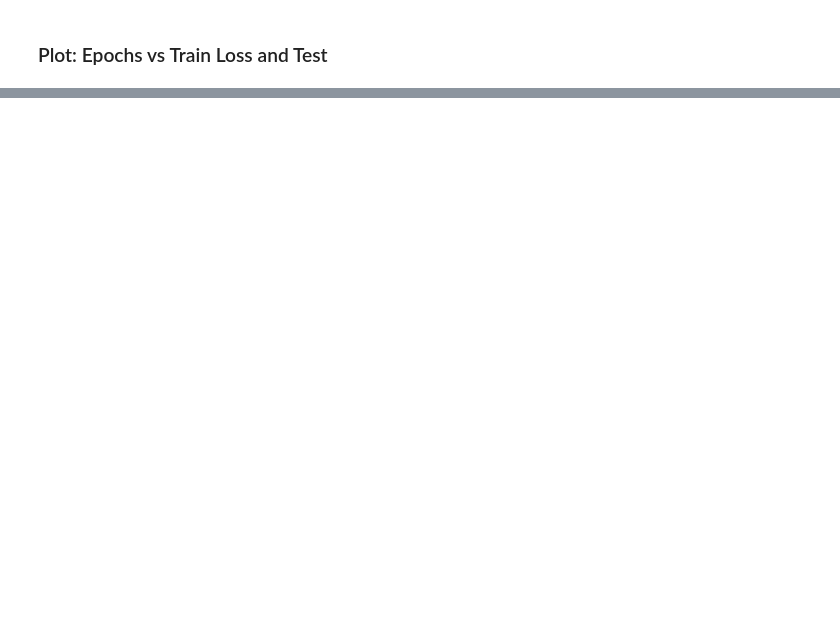
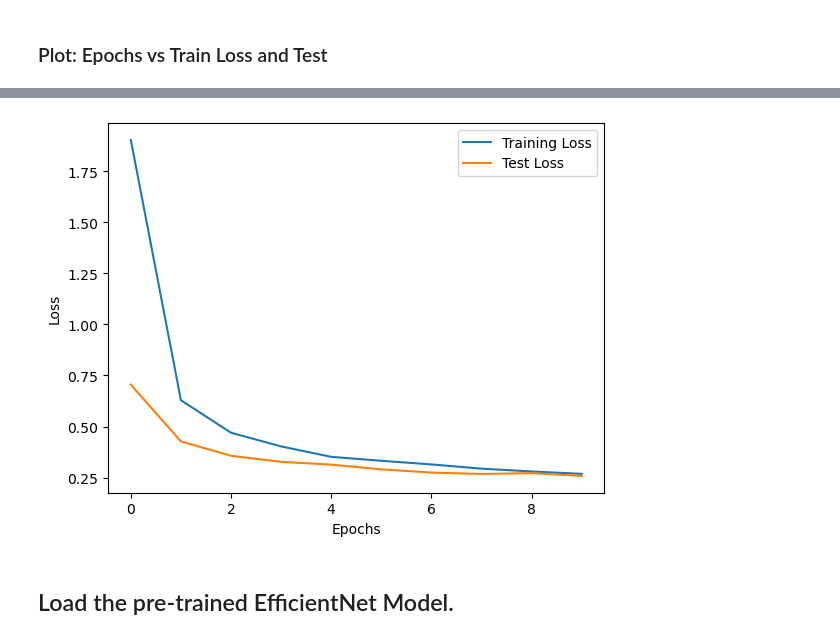
Before and after one commit to AnuragKr/ai-playground, a Jupyter notebook: notebooks/dl/cnn_alexnet_human_action_recognition.ipynb, the cells around one changed output, grey strips where cells are left out. Drawn from its saved outputs; the diff is of its cells as text; code cells hidden in the pictures; blank space fills up the shorter version.

```diff
--- a/notebooks/dl/cnn_alexnet_human_action_recognition.ipynb
+++ b/notebooks/dl/cnn_alexnet_human_action_recognition.ipynb
@@ -232,0 +227,20 @@ plt.show()
+# %%
+# Load DenseNet121
+densenet_121 = models.densenet121(pretrained=True)
+
+# Freeze all the feature extraction layers
+for param in model.features.parameters():
+    param.requires_grad = False
+
+# Freeze all the classification layers except the last one
+num_features = model.classifier.in_features
+model.classifier = nn.Linear(num_features, 5)
+
+# Unfreeze the last classification layer
+for param in model.classifier.parameters():
+    param.requires_grad = True
+# %%
+# Initialize the model
+optimizer = optim.Adam(densenet_121.classifier.parameters(), lr=0.001)
+model = densenet_121.to(device)
+train_losses,test_losses = train(model, optimizer, model_name = 'densenet_121_', pretrained=True)
@@ -232,0 +277,12 @@ plt.show()
+# %%
+# Plotting the training and validation losses
+plt.plot(train_losses, label='Training Loss')
+plt.plot(test_losses, label='Test Loss')
+plt.xlabel('Epochs')
+plt.ylabel('Loss')
+plt.legend()
+plt.show()
+# %% [output]
+[figure, added]
+# %% [markdown]
+## Load the pre-trained EfficientNet Model.
```
Also changed, not shown: parts of 42 cells of this notebook, 7 other files.
